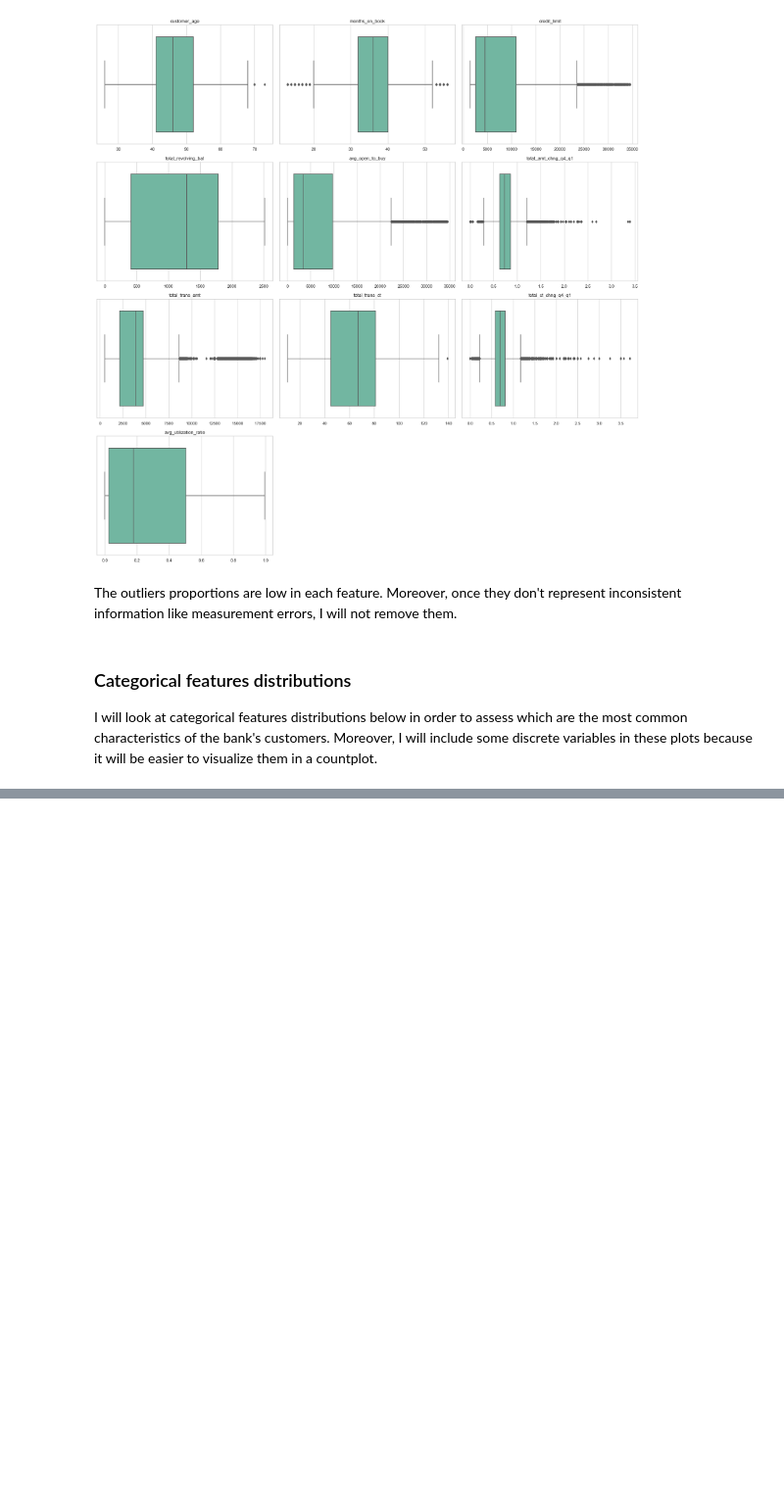
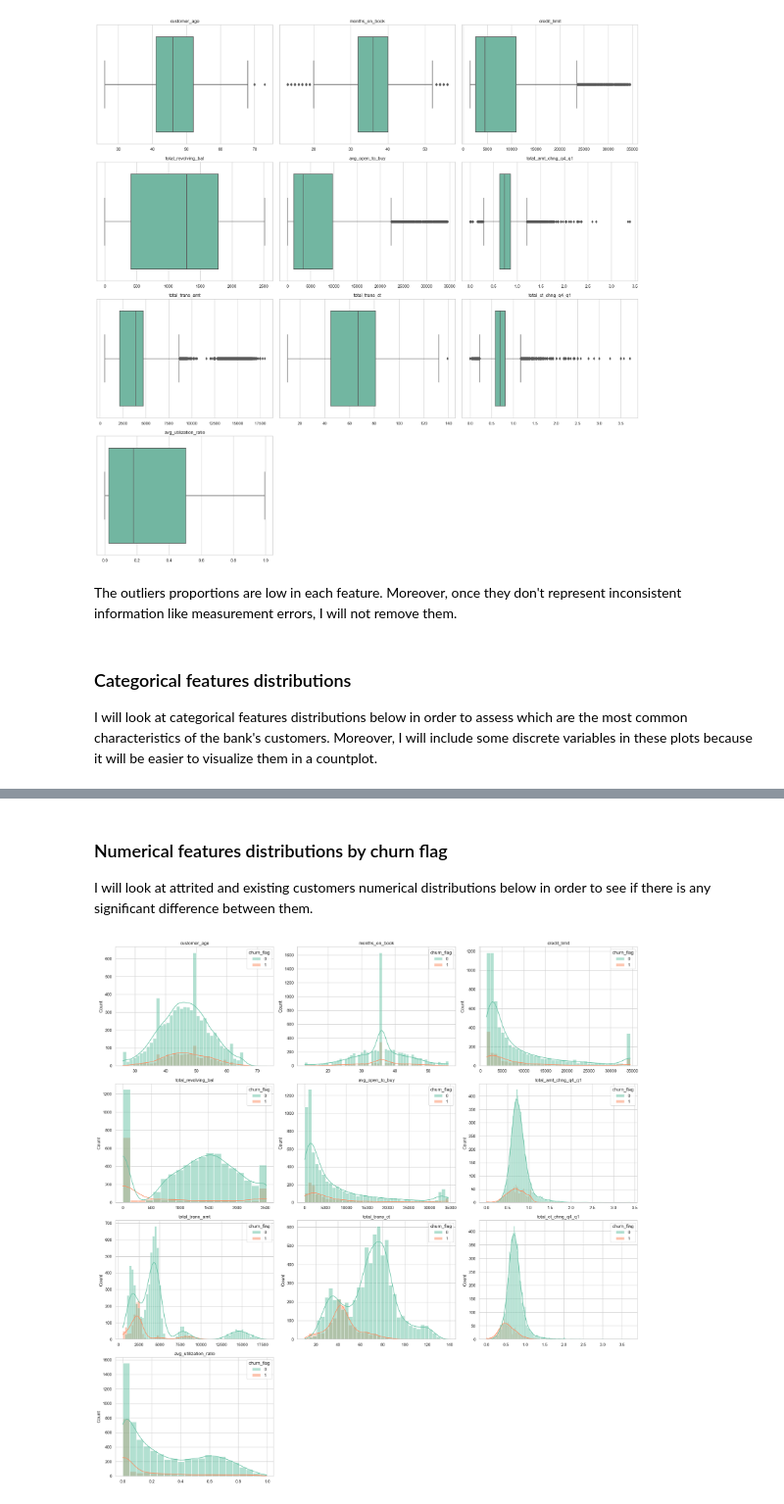
Before and after one commit to allmeidaapedro/Churn-Prediction-Credit-Card, a Jupyter notebook: notebooks/1. EDA.ipynb, the cells around one changed output, grey strips where cells are left out. Shown at 98% size. Drawn from its saved outputs; the diff is of its cells as text; code cells hidden in the pictures; blank space fills up the shorter version.

```diff
--- a/notebooks/1. EDA.ipynb
+++ b/notebooks/1. EDA.ipynb
@@ -408,0 +465,7 @@ Insights:
+# %% [markdown]
+### Numerical features distributions by churn flag
+I will look at attrited and existing customers numerical distributions below in order to see if there is any significant difference between them.
+# %%
+sns_plots(data=train, features=numplots_features, histplot=True, kde=True, hue=target)
+# %% [output]
+[figure, added]
```
Also changed, not shown: parts of 15 cells of this notebook.
